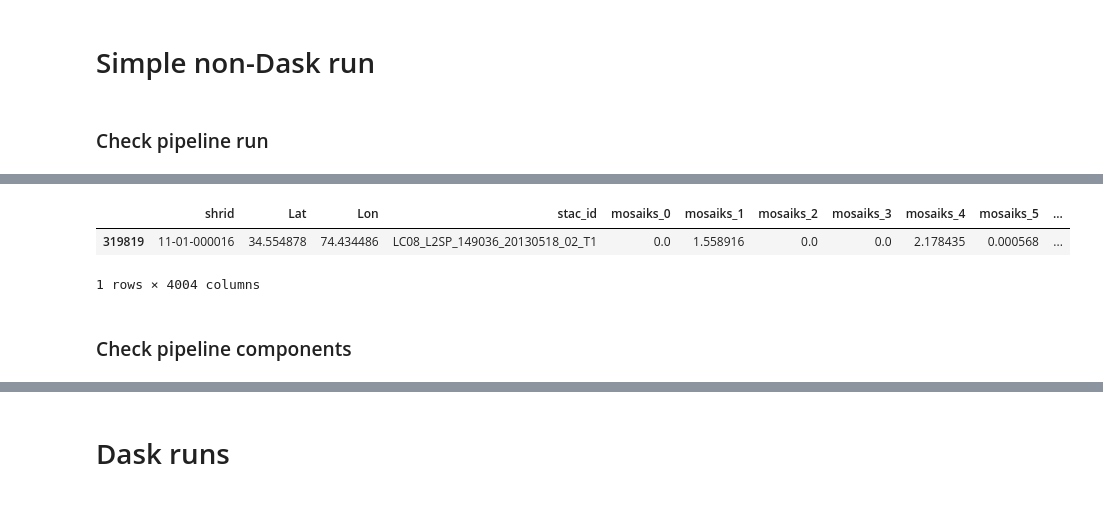
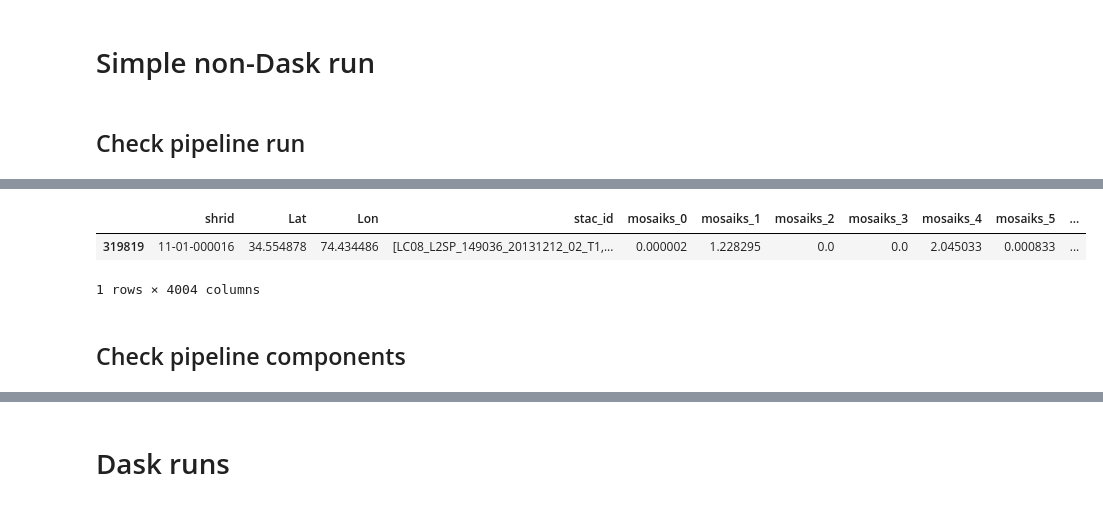
Before and after one commit to IDinsight/mosaiks, a Jupyter notebook: playground/featurize_pipeline_new_dask.ipynb, the cells around one changed output, grey strips where cells are left out. Drawn from its saved outputs; the diff is of its cells as text; code cells hidden in the pictures.

```diff
--- a/playground/featurize_pipeline_new_dask.ipynb
+++ b/playground/featurize_pipeline_new_dask.ipynb
@@ -66,7 +66,7 @@ points_gdf = request_points_gdf.iloc[:1000]
 # %%
 test_points_gdf = points_gdf.iloc[1:2]
 # %% [markdown]
-### Check pipeline run
+## Check pipeline run
 # %%
 from mosaiks.run import full_pipeline
 # %%
@@ -78,7 +78,7 @@ df_1 = full_pipeline(
     satellite_config,
     col_names=mosaiks_col_names,
     save_folder_path=test_mosaiks_folder_path,
-    save_filename="df_TEST.csv",
+    save_filename="TEST_df.csv",
     return_df=True,
 )
 df_1
@@ -88,8 +88,8 @@ Wall time: 1.19 s
 |  | shrid | Lat | Lon | stac_id | mosaiks_0 | mosaiks_1 | mosaiks_2 | mosaiks_3 | mosaiks_4 | mosaiks_5 | ... |
-| 319819 | 11-01-000016 | 34.554878 | 74.434486 | LC08_L2SP_149036_20130518_02_T1 | 0.0 | 1.558916 | 0.0 | 0.0 | 2.178435 | 0.000568 | ... |
+| 319819 | 11-01-000016 | 34.554878 | 74.434486 | [LC08_L2SP_149036_20131212_02_T1,... | 0.000002 | 1.228295 | 0.0 | 0.0 | 2.045033 | 0.000833 | ... |
 1 rows × 4004 columns
 # %% [markdown]
-### Check pipeline components
+## Check pipeline components
 # %%
 from mosaiks.fetch import fetch_image_refs, create_data_loader
 from mosaiks.featurize import create_features, make_result_df
```
Also changed, not shown: parts of 22 cells of this notebook, 3 other files.
